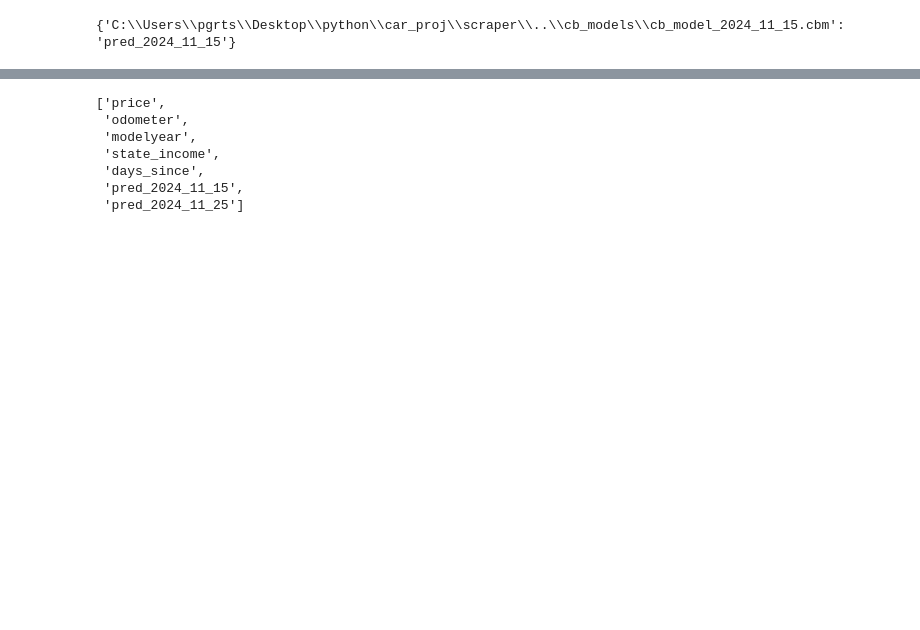
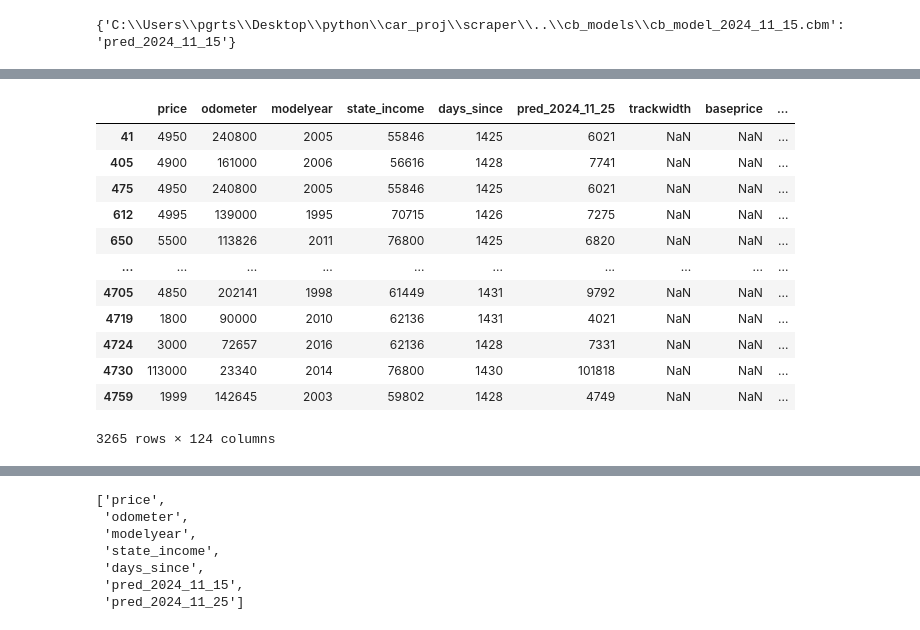
Before and after one commit to pgrts/car_proj, a Jupyter notebook: scraper/clean_preds_repeats.ipynb, the cells around one changed output, grey strips where cells are left out. Drawn from its saved outputs; the diff is of its cells as text; code cells hidden in the pictures; blank space fills up the shorter version.

```diff
--- a/scraper/clean_preds_repeats.ipynb
+++ b/scraper/clean_preds_repeats.ipynb
@@ -1524,3 +1538,21 @@ pred_cols = list(latest_cbm_files().values())
 latest_cbm_files()
 # %% [output]
 {'C:\\Users\\pgrts\\Desktop\\python\\car_proj\\scraper\\..\\cb_models\\cb_model_2024_11_15.cbm': 'pred_2024_11_15'}
+# %%
+def create_preds(df, model, pred_col):
+    #load df, load model
+    df[pred_col] = model.predict(model_prep(df[cats+nums])).round().astype(int)
+    df['error'] = df[pred_col] - df['price']
+    df['error_percent'] = df['error'] / df['price']
+    return df
+# %%
+df = create_preds(car_test_df, cbm, 'pred_2024_11_25')
+
+epm_msk = epm(df)
+abse_mask = abse(df)
+
+combined_mask = epm_msk | abse_mask
+
+# Select rows based on the combined mask
+good_df = df[~combined_mask]
+bad_df = df[combined_mask]
@@ -1526,0 +1600,16 @@ latest_cbm_files()
+# %%
+good_df
+# %% [output]
+|  | price | odometer | modelyear | state_income | days_since | pred_2024_11_25 | trackwidth | baseprice | ... |
+| 41 | 4950 | 240800 | 2005 | 55846 | 1425 | 6021 | NaN | NaN | ... |
+| 405 | 4900 | 161000 | 2006 | 56616 | 1428 | 7741 | NaN | NaN | ... |
+| 475 | 4950 | 240800 | 2005 | 55846 | 1425 | 6021 | NaN | NaN | ... |
+| 612 | 4995 | 139000 | 1995 | 70715 | 1426 | 7275 | NaN | NaN | ... |
+| 650 | 5500 | 113826 | 2011 | 76800 | 1425 | 6820 | NaN | NaN | ... |
+| ... | ... | ... | ... | ... | ... | ... | ... | ... | ... |
+| 4705 | 4850 | 202141 | 1998 | 61449 | 1431 | 9792 | NaN | NaN | ... |
+| 4719 | 1800 | 90000 | 2010 | 62136 | 1431 | 4021 | NaN | NaN | ... |
+| 4724 | 3000 | 72657 | 2016 | 62136 | 1428 | 7331 | NaN | NaN | ... |
+| 4730 | 113000 | 23340 | 2014 | 76800 | 1430 | 101818 | NaN | NaN | ... |
+| 4759 | 1999 | 142645 | 2003 | 59802 | 1428 | 4749 | NaN | NaN | ... |
+3265 rows × 124 columns
```
Also changed, not shown: parts of 15 cells of this notebook, 6 other files.
